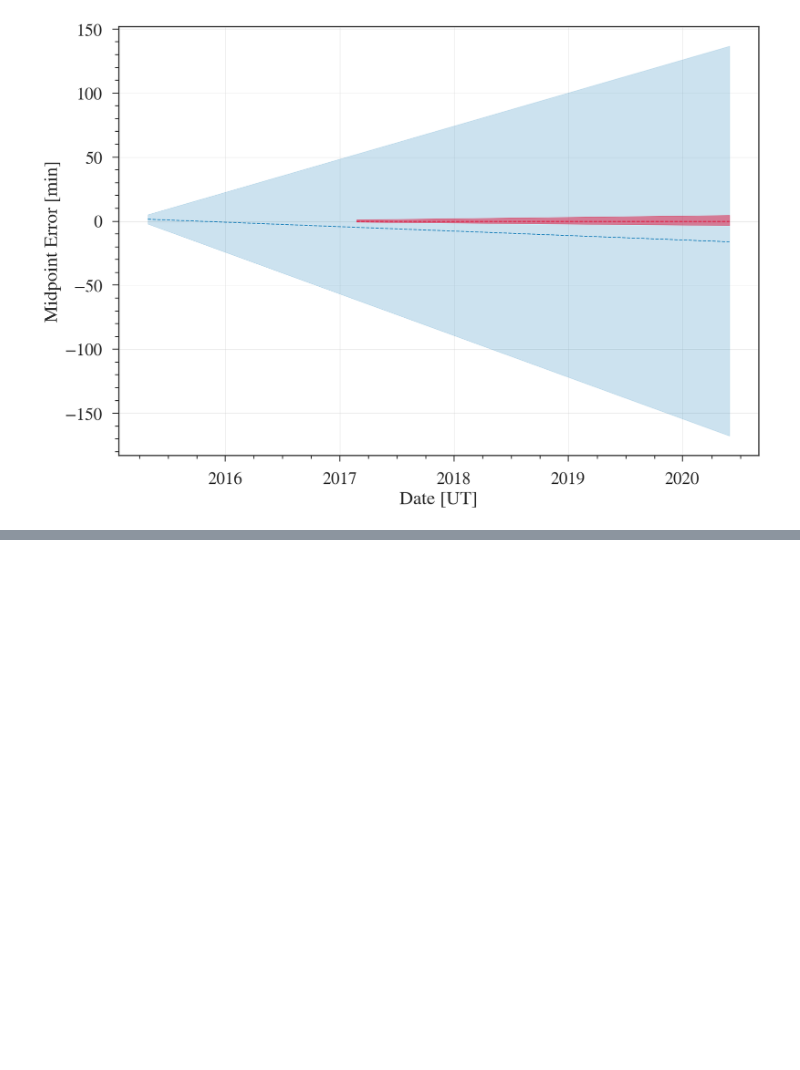
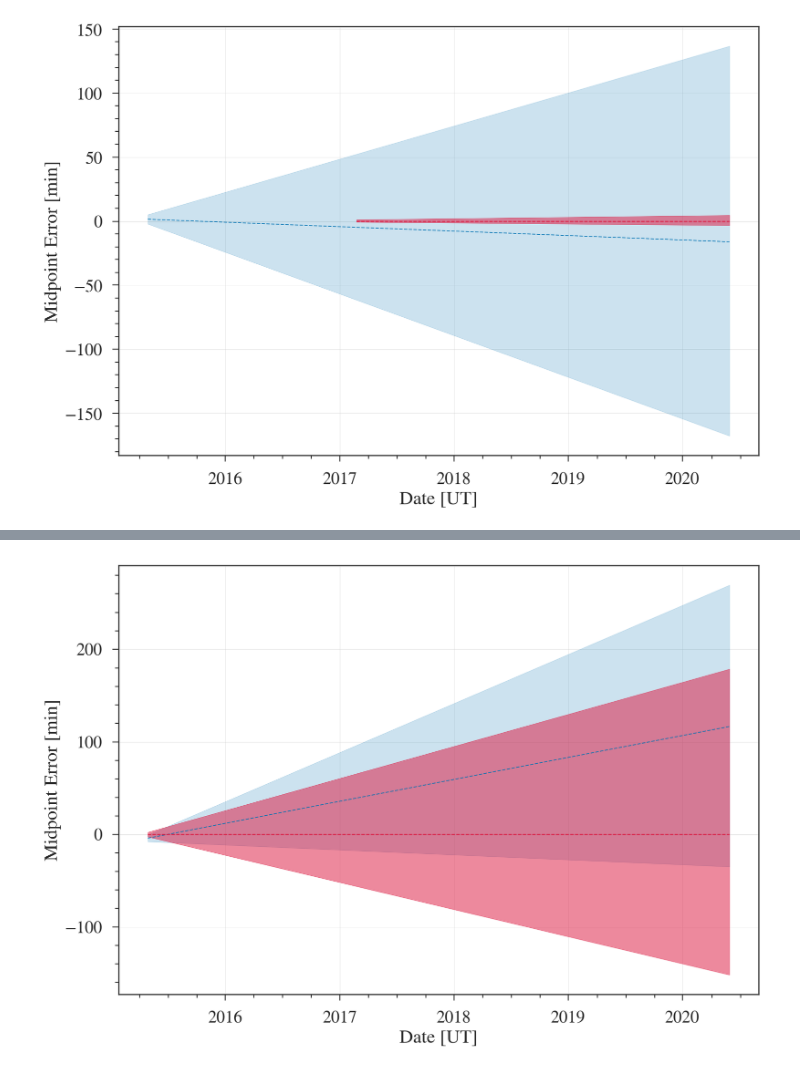
Before and after one commit to gummiks/Diffuser-Assisted-K2-Followup, a Jupyter notebook: notebooks/Transit Ephemeris Plots.ipynb, the cells around one changed output, grey strips where cells are left out. Saved outputs shown, nothing was run; the diff lists cells and outputs as text; code cells hidden in the pictures; blank space fills up the shorter version.

Commit message:
mass from radius plots

```diff
--- a/notebooks/Transit Ephemeris Plots.ipynb
+++ b/notebooks/Transit Ephemeris Plots.ipynb
@@ -202,3 +217,37 @@ df_ref, df_com =  transit_ephemeris_plots.plot_transit_ephemeris_error_compariso
 2015-04-27 21:08:35.807985
 2017-02-23 03:50:39.552011
 [figure]
+# %%
+import transit_ephemeris_plots
+import utils
+# K2
+P_1      = 1.974189#
+P_1_err1 = 0.000110
+P_1_err2 = 0.000109
+TC_1     = 2457140.38097#2457140.3768
+TC_1_err1= 0.00252#0.0018
+TC_1_err2= 0.00257#0.0017
+print(utils.jd2datetime([TC_1])[0])
+# Joint
+P_2      = 1.9741#1.974349
+P_2_err1 = 0.00013
+P_2_err2 = 0.00011
+TC_2     = 2457140.3838
+TC_2_err1= 0.0017
+TC_2_err2= 0.0018
+print(utils.jd2datetime([TC_2])[0])
+df_ref, df_com =  transit_ephemeris_plots.plot_transit_ephemeris_error_comparison(P_1,
+                                                          TC_1,
+                                                          P_1_err1,
+                                                          P_1_err2,
+                                                          TC_1_err1,
+                                                          TC_1_err2,
+                                                          P_2,
+                                                          TC_2,
+                                                          P_2_err1,
+                                                          P_2_err2,
+                                                          TC_2_err1,
+                                                          TC_2_err2,
+                                                          start='2015-04-26 21:00:35.807985',#"2014-11-18 18:00:00",
+                                                          stop="2020-06-01 00:00:00",ax=None)
+# %% [output]
@@ -204,0 +256 @@ df_ref, df_com =  transit_ephemeris_plots.plot_transit_ephemeris_error_compariso
+[figure, added]
```
Also changed, not shown: parts of 4 cells of this notebook, 6 other files.
